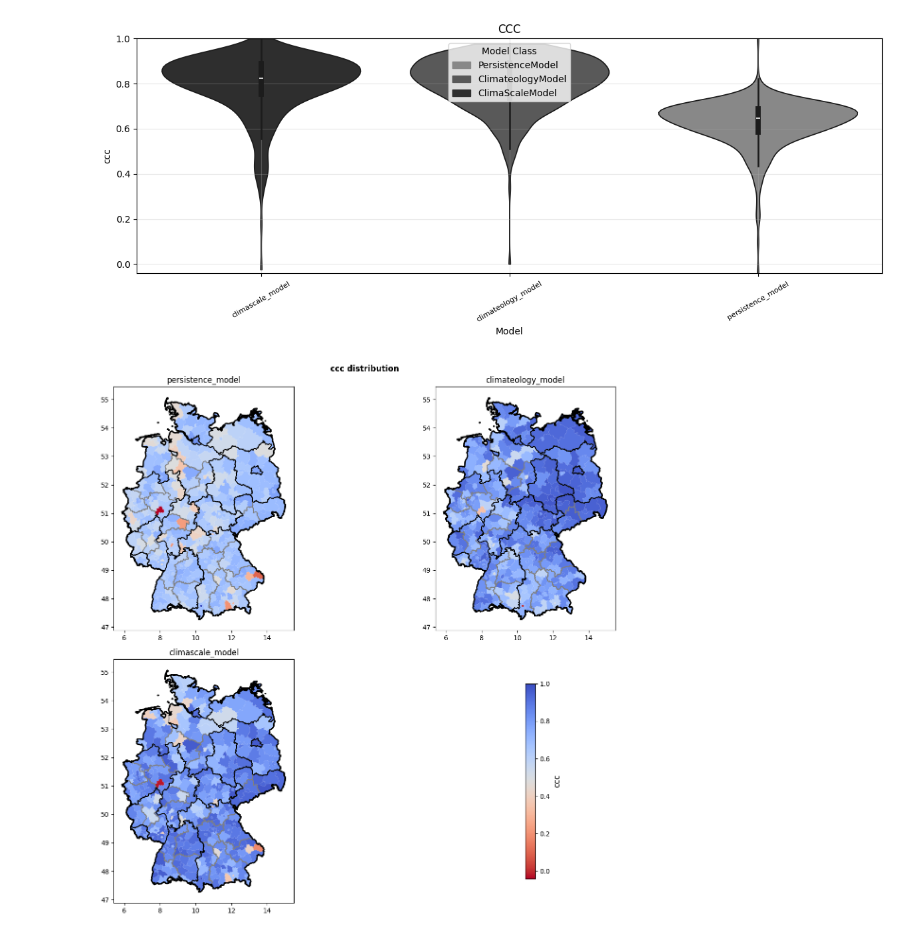
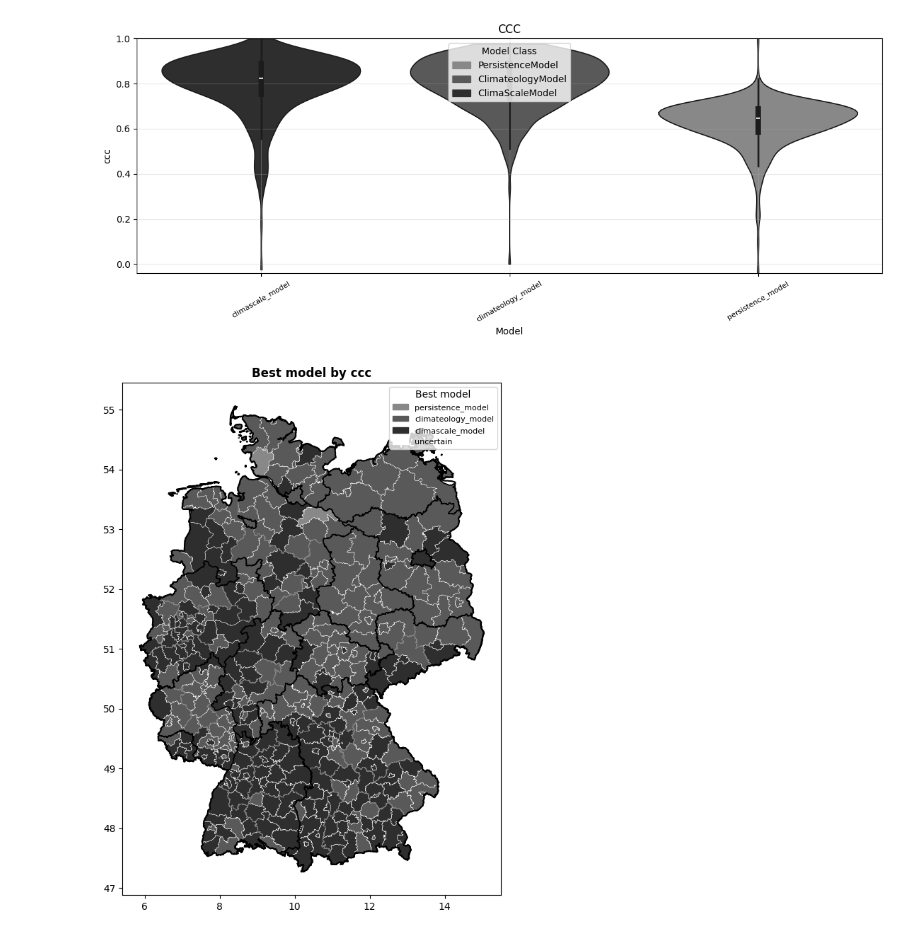
Before and after one commit to stends2001/infectious_disease_gnn, a Jupyter notebook: src/notebooks/1. introduction.ipynb, the cells around one changed output. Saved outputs shown, nothing was run; the diff lists cells and outputs as text; code cells hidden in the pictures.

```diff
--- a/src/notebooks/1. introduction.ipynb
+++ b/src/notebooks/1. introduction.ipynb
@@ -302,7 +294,7 @@ e.plotter.plot_single_metric('ccc',0, plot_type='violin', log=  False).show()
 # %% [output]
 [figure]
 # %%
-e.plotter.plot_single_metric('ccc',0, plot_type='map', log = False, reverse_scale=True, vmin = 0, vmax=  1)
+e.plotter.plot_single_metric('ccc',0, plot_type='best_map', log = False, reverse_scale=True, vmin = 0, vmax=  1).show()
 # %% [output]
-[figure, old version]
+[figure, new version]
 # %%
```
Also changed, not shown: parts of 3 cells of this notebook, 3 other files.
